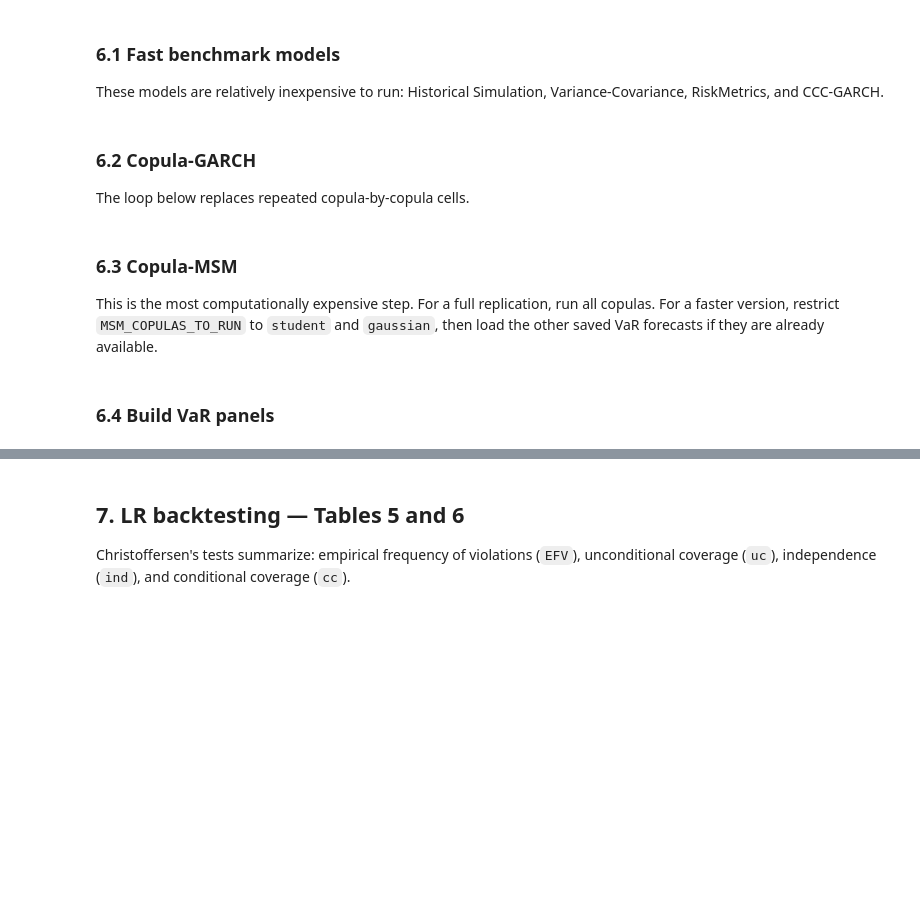
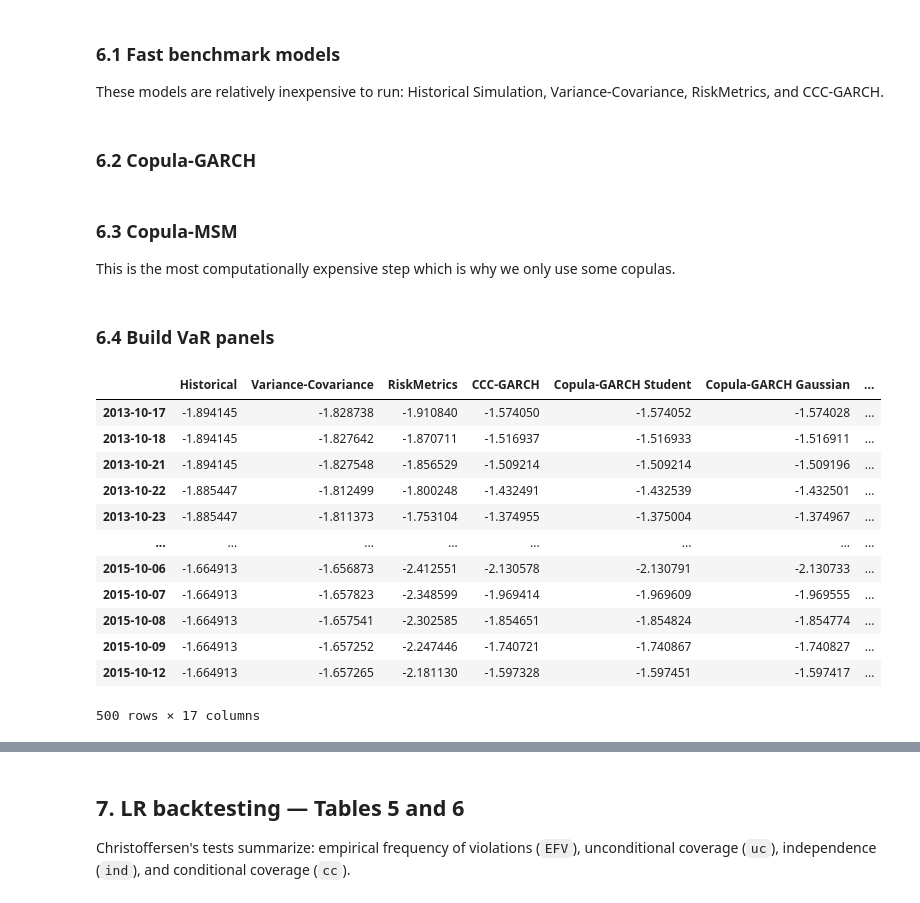
Before and after one commit to nathanli11/Forecasting_market_risk-Copula_MSM_Approach, a Jupyter notebook: notebooks/replication_workflow_final.ipynb, the cells around one changed output, grey strips where cells are left out. Cells and saved outputs as stored; diff of their text form; code cells hidden in the pictures; blank space fills up the shorter version.

```diff
--- a/notebooks/replication_workflow_final.ipynb
+++ b/notebooks/replication_workflow_final.ipynb
@@ -19,7 +19,7 @@ import numpy as np
 import pandas as pd
 
 from src import (
-    RAW_DATA_DIR, PROCESSED_DATA_DIR, REPORTS_DIR, FIGURES_DIR, TABLES_DIR, ensure_project_dirs,
+    RAW_DATA_DIR, PROCESSED_DATA_DIR, FIGURES_DIR, TABLES_DIR, ensure_project_dirs,
     load_price_csv, log_returns, align_return_frame,
     summary_statistics, format_table_1,
     fit_msm, fit_msm_grid, build_msm_pit_frame,
@@ -34,5 +34,5 @@ from src import (
 )
 
 ensure_project_dirs()
-VAR_OUTPUT_DIR = TABLES_DIR / "var_forecasts"
+VAR_OUTPUT_DIR = PROCESSED_DATA_DIR / "var_forecasts"
 VAR_OUTPUT_DIR.mkdir(parents=True, exist_ok=True)
@@ -161,8 +300,6 @@ bench_5 = compute_benchmark_vars(ALPHA_5, "5")
 bench_1 = compute_benchmark_vars(ALPHA_1, "1")
 # %% [markdown]
 ### 6.2 Copula-GARCH
-
-The loop below replaces repeated copula-by-copula cells.
 # %%
 for alpha, suffix in [(ALPHA_5, "5"), (ALPHA_1, "1")]:
     for copula in SUPPORTED_COPULAS:
@@ -181,7 +318,7 @@ for alpha, suffix in [(ALPHA_5, "5"), (ALPHA_1, "1")]:
 # %% [markdown]
 ### 6.3 Copula-MSM
 
-This is the most computationally expensive step. For a full replication, run all copulas. For a faster version, restrict `MSM_COPULAS_TO_RUN` to `student` and `gaussian`, then load the other saved VaR forecasts if they are already available.
+This is the most computationally expensive step which is why we only use some copulas.
 # %%
 MSM_COPULAS_TO_RUN = ["student", "gaussian", "plackett", "clayton"]
 
@@ -227 +364,18 @@ var_panel_1.to_csv(VAR_OUTPUT_DIR / "var_panel_1pct.csv")
 var_panel_5.head()
+# %%
+var_panel_5 = pd.read_csv(VAR_OUTPUT_DIR / "var_panel_5pct.csv", index_col=0, parse_dates=True)
+var_panel_5
+# %% [output]
+|  | Historical | Variance-Covariance | RiskMetrics | CCC-GARCH | Copula-GARCH Student | Copula-GARCH Gaussian | ... |
+| 2013-10-17 | -1.894145 | -1.828738 | -1.910840 | -1.574050 | -1.574052 | -1.574028 | ... |
+| 2013-10-18 | -1.894145 | -1.827642 | -1.870711 | -1.516937 | -1.516933 | -1.516911 | ... |
+| 2013-10-21 | -1.894145 | -1.827548 | -1.856529 | -1.509214 | -1.509214 | -1.509196 | ... |
+| 2013-10-22 | -1.885447 | -1.812499 | -1.800248 | -1.432491 | -1.432539 | -1.432501 | ... |
+| 2013-10-23 | -1.885447 | -1.811373 | -1.753104 | -1.374955 | -1.375004 | -1.374967 | ... |
+| ... | ... | ... | ... | ... | ... | ... | ... |
+| 2015-10-06 | -1.664913 | -1.656873 | -2.412551 | -2.130578 | -2.130791 | -2.130733 | ... |
+| 2015-10-07 | -1.664913 | -1.657823 | -2.348599 | -1.969414 | -1.969609 | -1.969555 | ... |
+| 2015-10-08 | -1.664913 | -1.657541 | -2.302585 | -1.854651 | -1.854824 | -1.854774 | ... |
+| 2015-10-09 | -1.664913 | -1.657252 | -2.247446 | -1.740721 | -1.740867 | -1.740827 | ... |
+| 2015-10-12 | -1.664913 | -1.657265 | -2.181130 | -1.597328 | -1.597451 | -1.597417 | ... |
+500 rows × 17 columns
```
Also changed, not shown: parts of 22 cells of this notebook, 57 other files.
